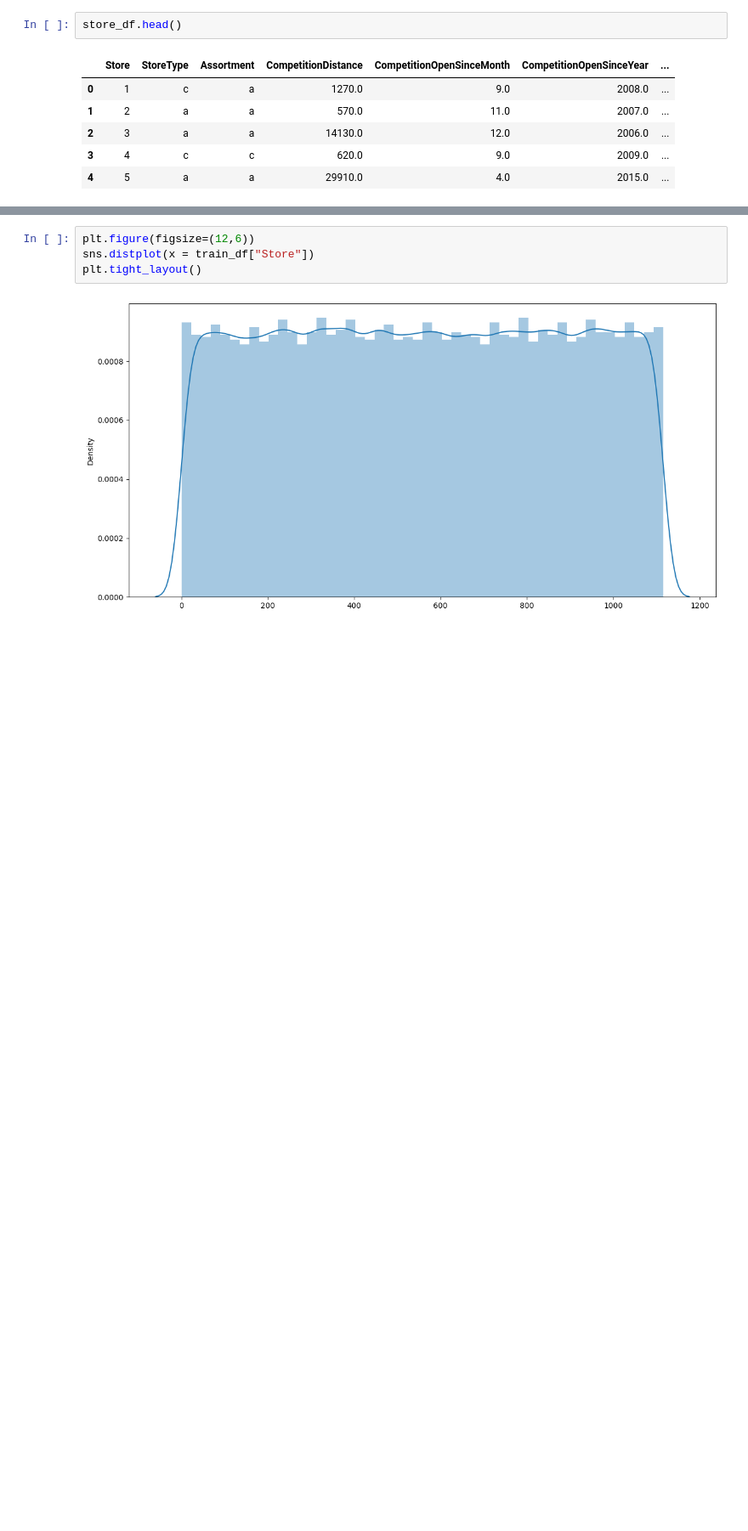
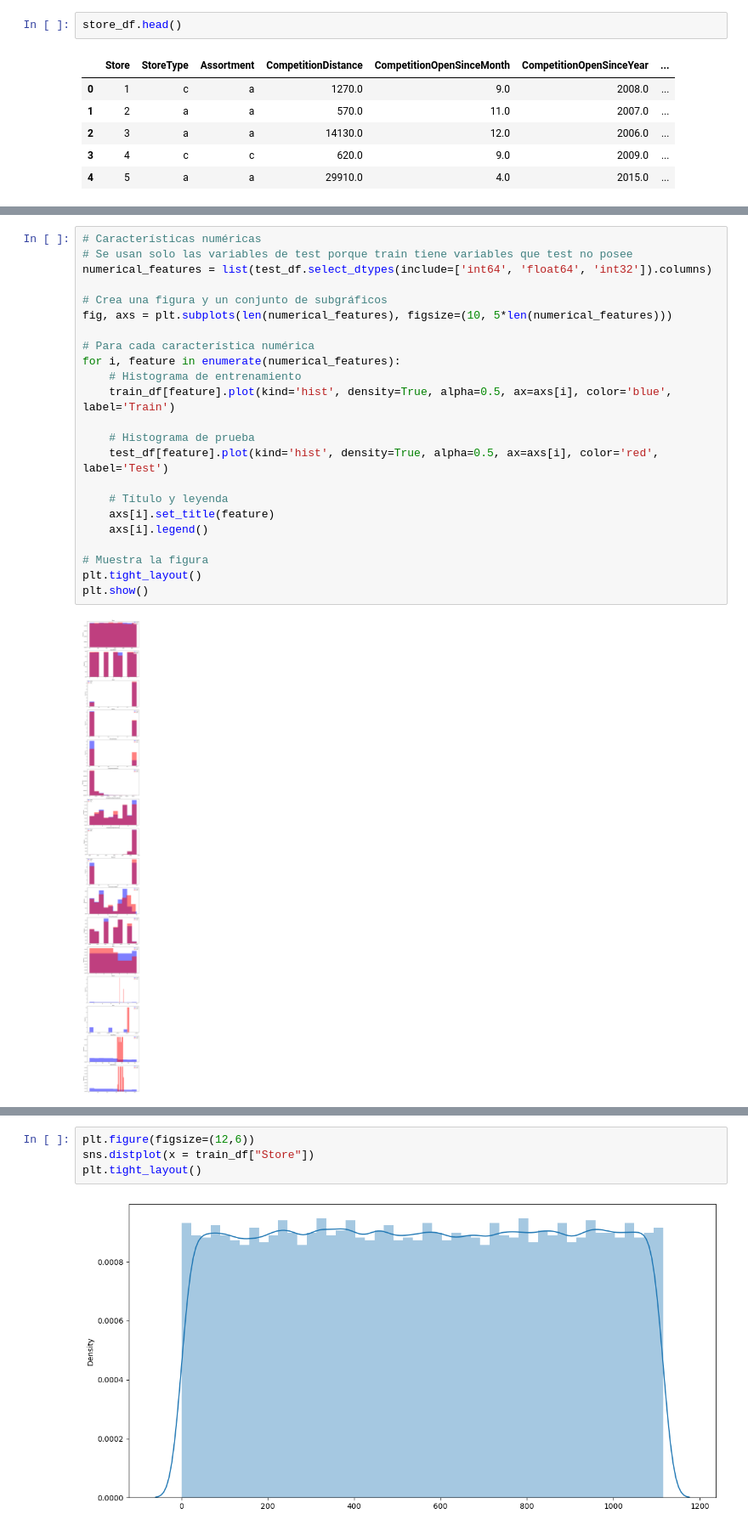
Before and after one commit to alessiobocco/MiM, a Jupyter notebook: Machine learning/TP.ipynb, the cells around one changed output, grey strips where cells are left out. Shown at 85% size. Drawn from its saved outputs; the diff is of its cells as text; blank space fills up the shorter version.

```diff
--- a/Machine learning/TP.ipynb
+++ b/Machine learning/TP.ipynb
@@ -111,0 +236,25 @@ train_df["Day_Name"] = train_df["Date"].dt.day_name()
+# %%
+# Características numéricas
+# Se usan solo las variables de test porque train tiene variables que test no posee
+numerical_features = list(test_df.select_dtypes(include=['int64', 'float64', 'int32']).columns)
+
+# Crea una figura y un conjunto de subgráficos
+fig, axs = plt.subplots(len(numerical_features), figsize=(10, 5*len(numerical_features)))
+
+# Para cada característica numérica
+for i, feature in enumerate(numerical_features):
+    # Histograma de entrenamiento
+    train_df[feature].plot(kind='hist', density=True, alpha=0.5, ax=axs[i], color='blue', label='Train')
+
+    # Histograma de prueba
+    test_df[feature].plot(kind='hist', density=True, alpha=0.5, ax=axs[i], color='red', label='Test')
+
+    # Título y leyenda
+    axs[i].set_title(feature)
+    axs[i].legend()
+
+# Muestra la figura
+plt.tight_layout()
+plt.show()
+# %% [output]
+[figure, added]
```
Also changed, not shown: parts of 80 cells of this notebook, 1 other file.
